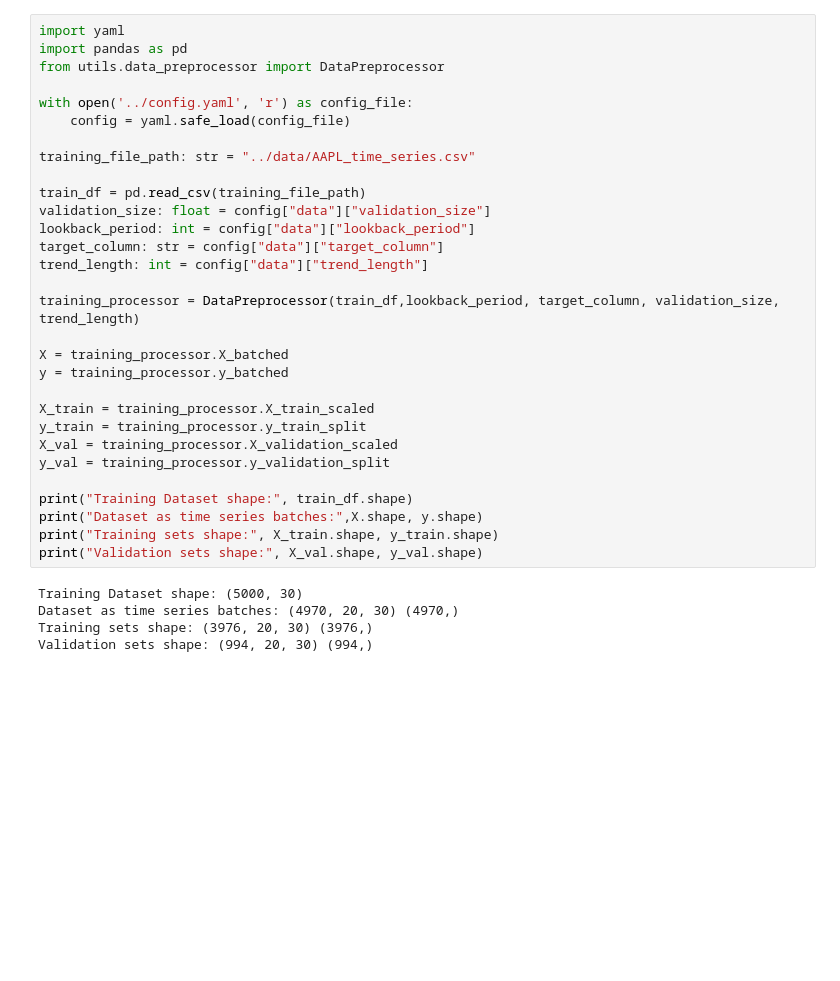
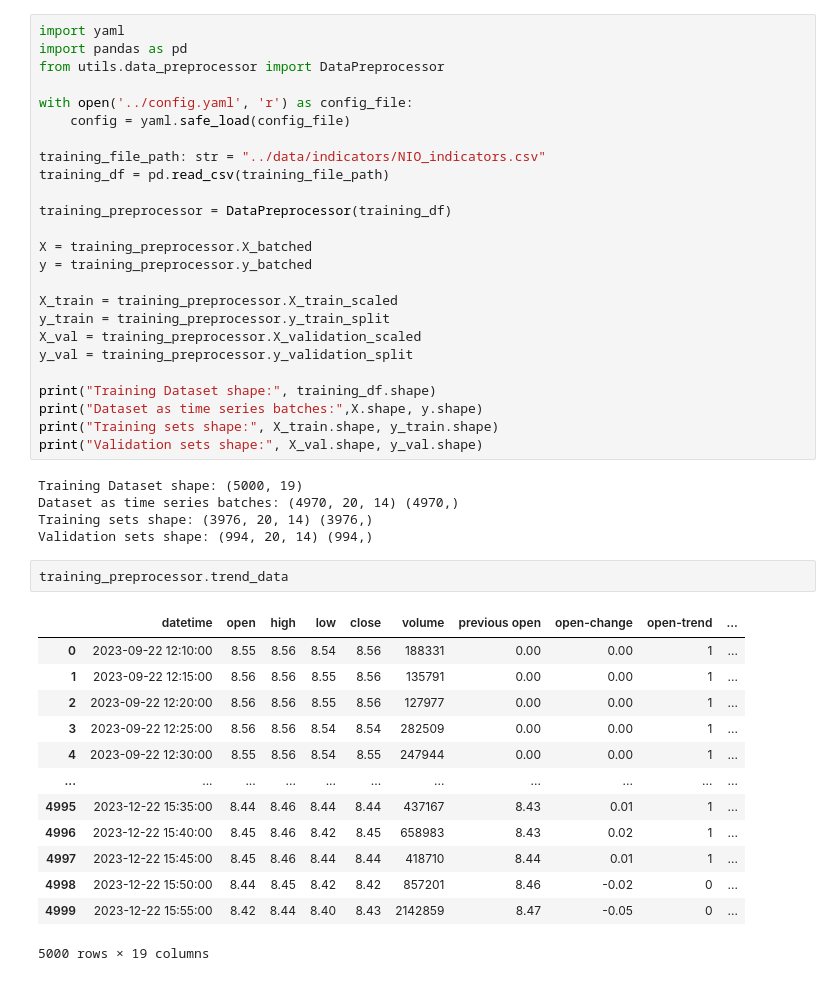
Before and after one commit to MauritzHaekli/stock-trend-predictor, a Jupyter notebook: scripts/train_stock_trend_lstm_model.ipynb, the cells around one changed output. Saved outputs shown, nothing was run; the diff lists cells and outputs as text; blank space fills up the shorter version.

```diff
--- a/scripts/train_stock_trend_lstm_model.ipynb
+++ b/scripts/train_stock_trend_lstm_model.ipynb
@@ -6,30 +6,41 @@ from utils.data_preprocessor import DataPreprocessor
 with open('../config.yaml', 'r') as config_file:
     config = yaml.safe_load(config_file)
 
-training_file_path: str = "../data/AAPL_time_series.csv"
+training_file_path: str = "../data/indicators/NIO_indicators.csv"
+training_df = pd.read_csv(training_file_path)
 
-train_df = pd.read_csv(training_file_path)
-validation_size: float = config["data"]["validation_size"]
-lookback_period: int = config["data"]["lookback_period"]
-target_column: str = config["data"]["target_column"]
-trend_length: int = config["data"]["trend_length"]
+training_preprocessor = DataPreprocessor(training_df)
 
-training_processor = DataPreprocessor(train_df,lookback_period, target_column, validation_size, trend_length)
+X = training_preprocessor.X_batched
+y = training_preprocessor.y_batched
 
-X = training_processor.X_batched
-y = training_processor.y_batched
+X_train = training_preprocessor.X_train_scaled
+y_train = training_preprocessor.y_train_split
+X_val = training_preprocessor.X_validation_scaled
+y_val = training_preprocessor.y_validation_split
 
-X_train = training_processor.X_train_scaled
-y_train = training_processor.y_train_split
-X_val = training_processor.X_validation_scaled
-y_val = training_processor.y_validation_split
-
-print("Training Dataset shape:", train_df.shape)
+print("Training Dataset shape:", training_df.shape)
 print("Dataset as time series batches:",X.shape, y.shape)
 print("Training sets shape:", X_train.shape, y_train.shape)
 print("Validation sets shape:", X_val.shape, y_val.shape)
 # %% [output]
-Training Dataset shape: (5000, 30)
-Dataset as time series batches: (4970, 20, 30) (4970,)
-Training sets shape: (3976, 20, 30) (3976,)
-Validation sets shape: (994, 20, 30) (994,)
+Training Dataset shape: (5000, 19)
+Dataset as time series batches: (4970, 20, 14) (4970,)
+Training sets shape: (3976, 20, 14) (3976,)
+Validation sets shape: (994, 20, 14) (994,)
+# %%
+training_preprocessor.trend_data
+# %% [output]
+|  | datetime | open | high | low | close | volume | previous open | open-change | open-trend | ... |
+| 0 | 2023-09-22 12:10:00 | 8.55 | 8.56 | 8.54 | 8.56 | 188331 | 0.00 | 0.00 | 1 | ... |
+| 1 | 2023-09-22 12:15:00 | 8.56 | 8.56 | 8.55 | 8.56 | 135791 | 0.00 | 0.00 | 1 | ... |
+| 2 | 2023-09-22 12:20:00 | 8.56 | 8.56 | 8.55 | 8.56 | 127977 | 0.00 | 0.00 | 1 | ... |
+| 3 | 2023-09-22 12:25:00 | 8.56 | 8.56 | 8.54 | 8.54 | 282509 | 0.00 | 0.00 | 1 | ... |
+| 4 | 2023-09-22 12:30:00 | 8.55 | 8.56 | 8.54 | 8.55 | 247944 | 0.00 | 0.00 | 1 | ... |
+| ... | ... | ... | ... | ... | ... | ... | ... | ... | ... | ... |
+| 4995 | 2023-12-22 15:35:00 | 8.44 | 8.46 | 8.44 | 8.44 | 437167 | 8.43 | 0.01 | 1 | ... |
+| 4996 | 2023-12-22 15:40:00 | 8.45 | 8.46 | 8.42 | 8.45 | 658983 | 8.43 | 0.02 | 1 | ... |
+| 4997 | 2023-12-22 15:45:00 | 8.45 | 8.46 | 8.44 | 8.44 | 418710 | 8.44 | 0.01 | 1 | ... |
+| 4998 | 2023-12-22 15:50:00 | 8.44 | 8.45 | 8.42 | 8.42 | 857201 | 8.46 | -0.02 | 0 | ... |
+| 4999 | 2023-12-22 15:55:00 | 8.42 | 8.44 | 8.40 | 8.43 | 2142859 | 8.47 | -0.05 | 0 | ... |
+5000 rows × 19 columns
```
Also changed, not shown: parts of 4 cells of this notebook, 6 other files.
